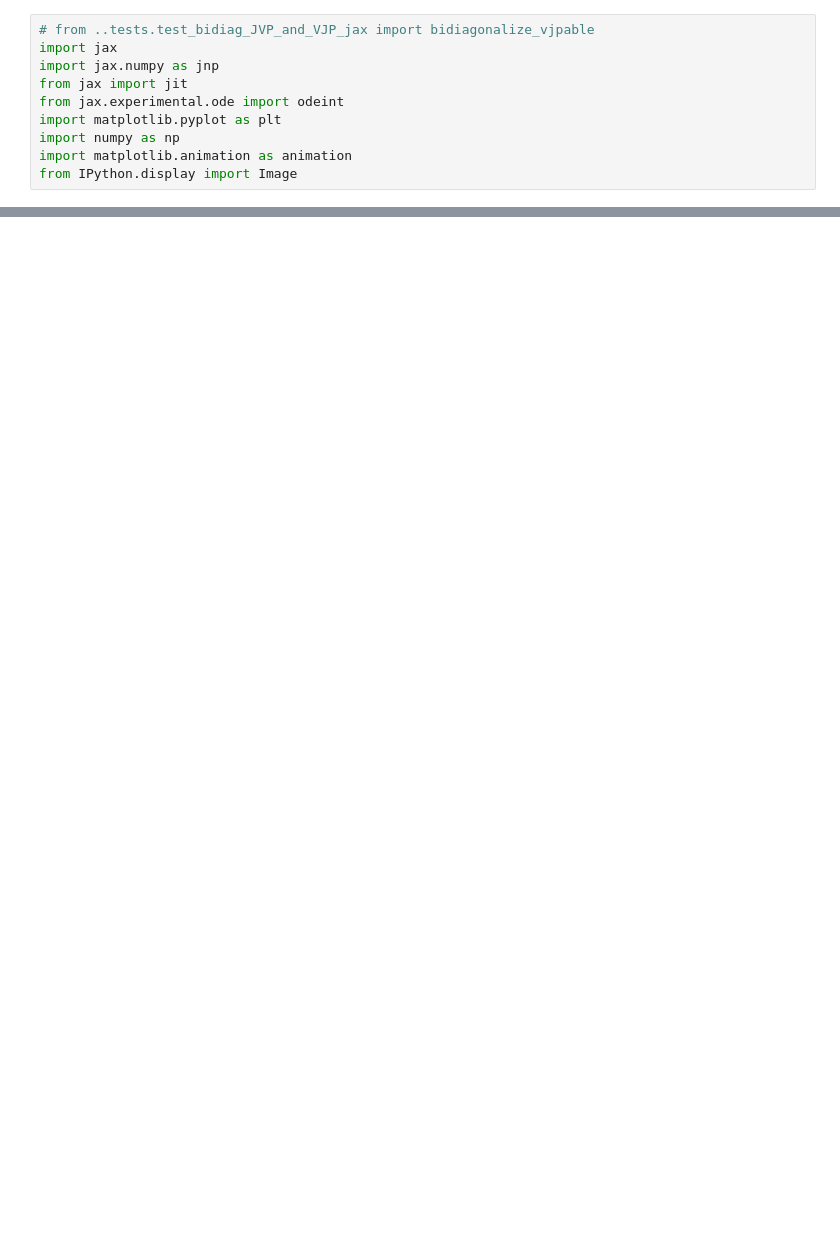
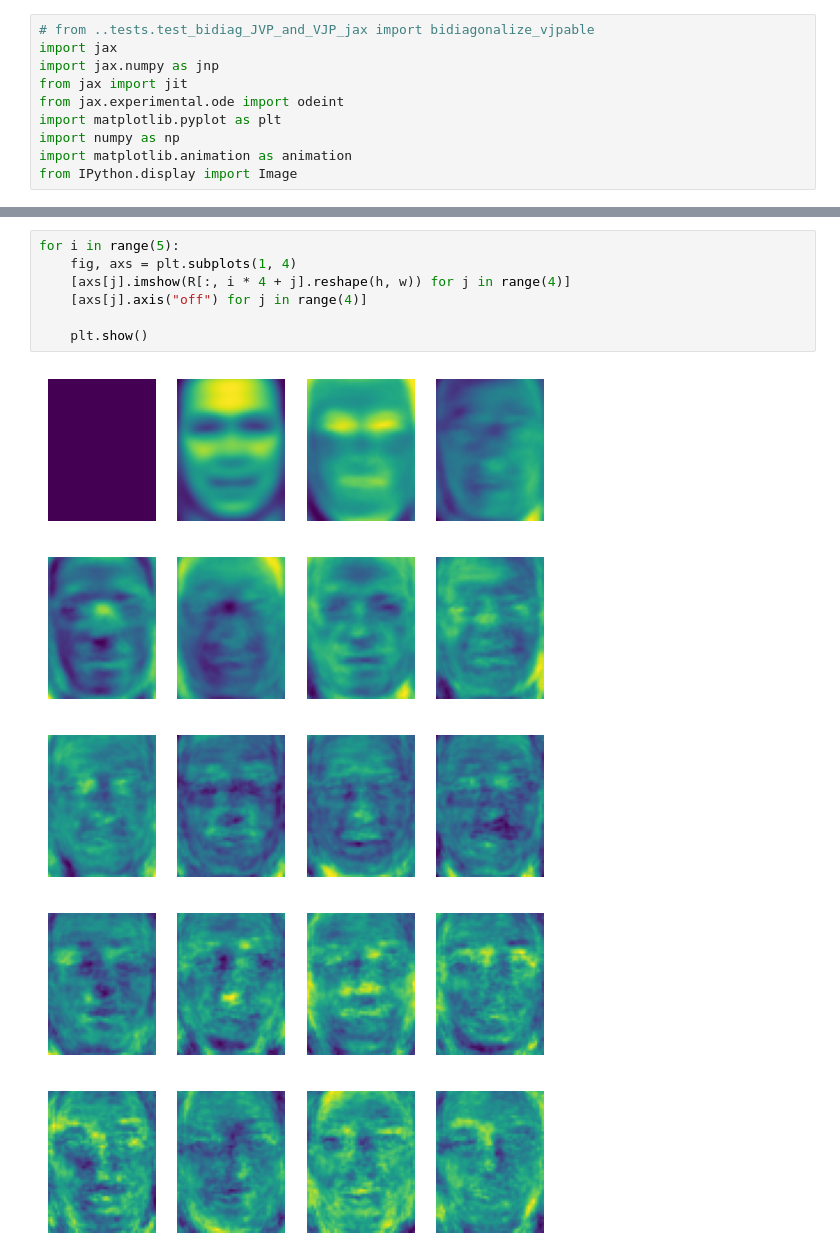
Before and after one commit to Whatisthisname/matfree-autodiff-derivations, a Jupyter notebook: eigenfaces/eigenface.ipynb, the cells around one changed output, grey strips where cells are left out. Drawn from its saved outputs; the diff is of its cells as text; blank space fills up the shorter version.

```diff
--- a/eigenfaces/eigenface.ipynb
+++ b/eigenfaces/eigenface.ipynb
@@ -101,0 +133,13 @@ X.shape:  (4324, 2914)
+# %%
+for i in range(5):
+    fig, axs = plt.subplots(1, 4)
+    [axs[j].imshow(R[:, i * 4 + j].reshape(h, w)) for j in range(4)]
+    [axs[j].axis("off") for j in range(4)]
+
+    plt.show()
+# %% [output]
+[figure, added]
+[figure, added]
+[figure, added]
+[figure, added]
+[figure, added]
```
Also changed, not shown: parts of 3 cells of this notebook, 27 other files.
